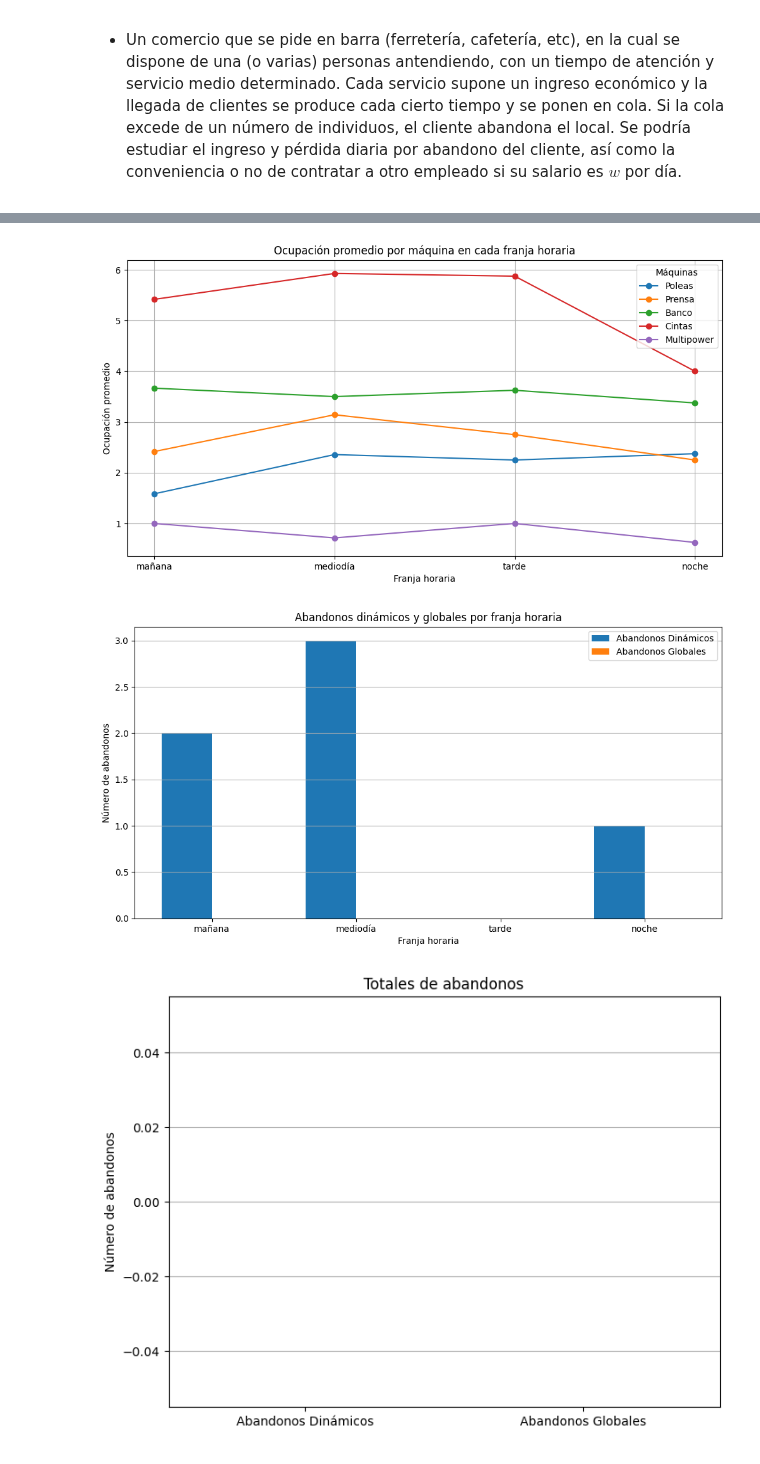
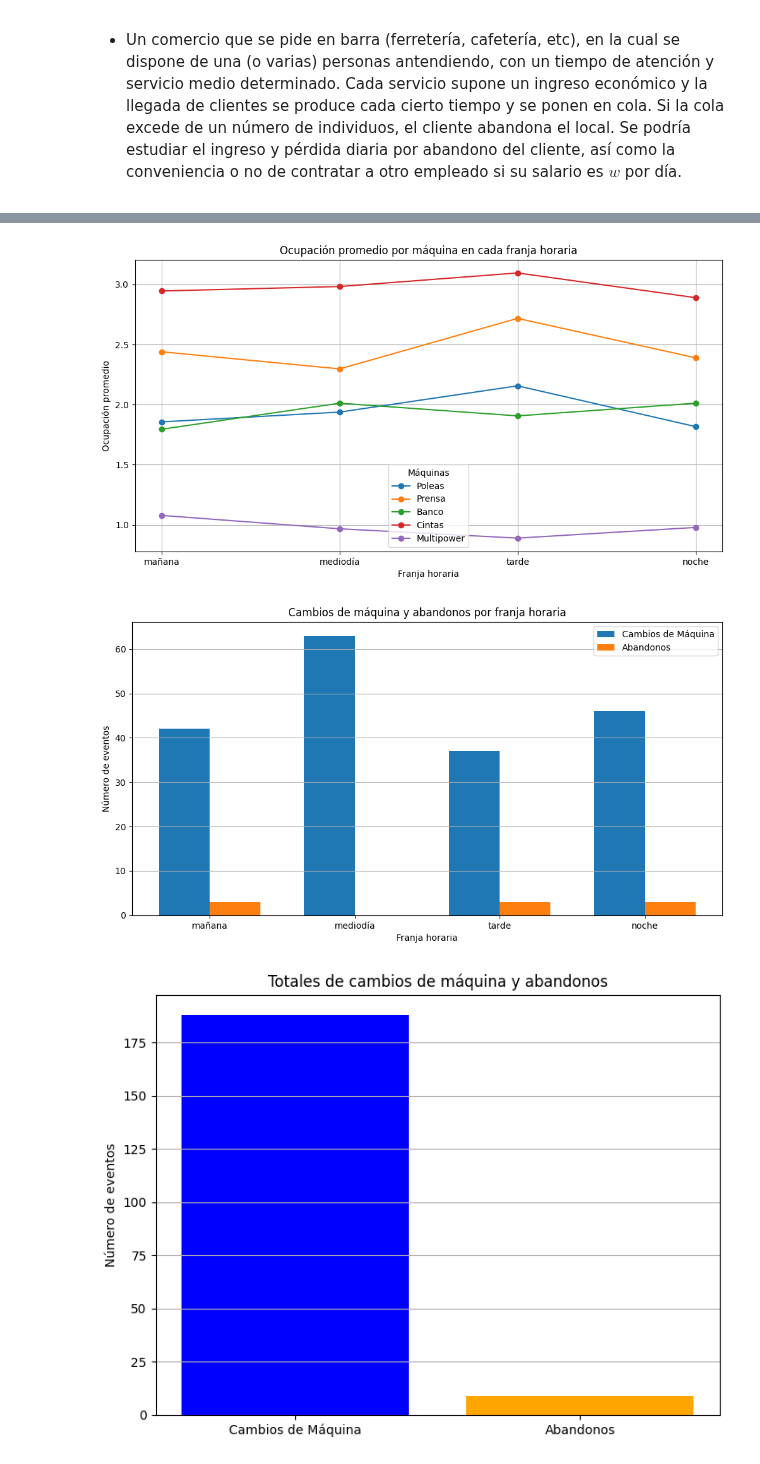
Before and after one commit to Davidgrcdz/SACSE-Practicas, a Jupyter notebook: Ejercicios/modelo_colas_propuestos.ipynb, the cells around one changed output, grey strips where cells are left out. Drawn from its saved outputs; the diff is of its cells as text; code cells hidden in the pictures.

```diff
--- a/Ejercicios/modelo_colas_propuestos.ipynb
+++ b/Ejercicios/modelo_colas_propuestos.ipynb
@@ -551,28 +255,31 @@ def analizar_por_franjas(historial_estados, historial_franjas, total_abandonos_d
 # %%
-
 # Configurar y ejecutar simulación
 estados = generar_estados(N_equipos)
-historial_estados, historial_franjas, total_abandonos_dinamicos, total_abandonos_globales = simulacion_markov_dinamica(
+all_estados, all_franjas, contadores_franja = simulacion_markov(
     estados, N_equipos, T_total, mu, umbral_cola
 )
 
 # Analizar resultados
-resultados_por_franja = analizar_por_franjas(historial_estados, historial_franjas, total_abandonos_dinamicos, total_abandonos_globales, N_equipos)
+resultados_franja = analizar_franjas(all_estados, all_franjas, contadores_franja, N_equipos)
 
 # Mostrar resultados por franjas horarias
 print("\nResultados por franja horaria:")
-for franja, datos in resultados_por_franja.items():
+for franja, datos in resultados_franja.items():
     print(f"\nFranja horaria: {franja}")
     print("  Ocupación promedio por máquina:")
     for maquina, ocupacion in datos["ocupacion"].items():
         print(f"    {maquina.capitalize()}: {ocupacion:.2f}")
-    print(f"  Tasa de abandono dinámico: {datos['tasa_abandono_dinamico']:.2f}")
-    print(f"  Tasa de abandono global: {datos['tasa_abandono_global']:.2f}")
+    print(f"  Cambios de máquina: {datos['cambio_maquina']}")
+    print(f"  Abandonos: {datos['abandono']}")
+    print(f"  Tasa de cambios de máquina: {datos['tasa_cambio_maquina']:.2f}")
+    print(f"  Tasa de abandono: {datos['tasa_abandono']:.2f}")
 
 # Mostrar resultados globales
+total_cambios_maquina = sum(c["cambio_maquina"] for c in contadores_franja.values())
+total_abandonos = sum(c["abandono"] for c in contadores_franja.values())
 print("\nResultados globales:")
-print(f"  Total abandonos dinámicos: {total_abandonos_dinamicos}")
-print(f"  Total abandonos globales: {total_abandonos_globales}")
+print(f"  Total cambios de máquina: {total_cambios_maquina}")
+print(f"  Total abandonos: {total_abandonos}")
 # %% [output]
 Resultados por franja horaria:
 
@@ -594,11 +301,6 @@ Resultados globales:
 # %%
-import matplotlib.pyplot as plt
-import numpy as np
-
-# Simulación previamente configurada (ajustar tu código antes de esto)
-
 # Crear gráficas
-def generar_graficas(resultados_por_franja, total_abandonos_dinamicos, total_abandonos_globales):
+def generar_graficas(resultados_por_franja, contadores_franja):
     # Datos para las gráficas
     franjas = list(resultados_por_franja.keys())
     maquinas = list(next(iter(resultados_por_franja.values()))["ocupacion"].keys())
@@ -608,46 +310,49 @@ def generar_graficas(resultados_por_franja, total_abandonos_dinamicos, total_aba
     for maquina in maquinas:
         ocupacion = [resultados_por_franja[franja]["ocupacion"][maquina] for franja in franjas]
         plt.plot(franjas, ocupacion, marker="o", label=maquina.capitalize())
     plt.title("Ocupación promedio por máquina en cada franja horaria")
     plt.xlabel("Franja horaria")
     plt.ylabel("Ocupación promedio")
     plt.legend(title="Máquinas")
     plt.grid()
     plt.show()
 
-    # --- Gráfica 2: Abandonos dinámicos y globales por franja horaria ---
-    abandonos_dinamicos = [resultados_por_franja[franja]["abandono_dinamico"] for franja in franjas]
-    abandonos_globales = [resultados_por_franja[franja]["abandono_global"] for franja in franjas]
+    # --- Gráfica 2: Cambios de máquina y abandonos por franja horaria ---
+    cambios_maquina_franja = [contadores_franja[franja]["cambio_maquina"] for franja in franjas]
+    abandonos_franja = [contadores_franja[franja]["abandono"] for franja in franjas]
 
     x = np.arange(len(franjas))  # Posiciones para las barras
     width = 0.35  # Ancho de las barras
 
     plt.figure(figsize=(12, 6))
-    plt.bar(x - width / 2, abandonos_dinamicos, width, label="Abandonos Dinámicos")
-    plt.bar(x + width / 2, abandonos_globales, width, label="Abandonos Globales")
-    plt.title("Abandonos dinámicos y globales por franja horaria")
+    plt.bar(x - width / 2, cambios_maquina_franja, width, label="Cambios de Máquina")
+    plt.bar(x + width / 2, abandonos_franja, width, label="Abandonos")
+    plt.title("Cambios de máquina y abandonos por franja horaria")
     plt.xlabel("Franja horaria")
-    plt.ylabel("Número de abandonos")
+    plt.ylabel("Número de eventos")
     plt.xticks(x, franjas)
     plt.legend()
     plt.grid(axis="y")
     plt.show()
 
-    # --- Gráfica 3: Totales de abandonos ---
-    labels = ["Abandonos Dinámicos", "Abandonos Globales"]
-    valores = [total_abandonos_dinamicos, total_abandonos_globales]
+    # --- Gráfica 3: Totales de cambios de máquina y abandonos ---
+    total_cambios_maquina = sum(cambios_maquina_franja)
+    total_abandonos = sum(abandonos_franja)
+
+    labels = ["Cambios de Máquina", "Abandonos"]
+    valores = [total_cambios_maquina, total_abandonos]
 
     plt.figure(figsize=(8, 6))
     plt.bar(labels, valores, color=["blue", "orange"])
-    plt.title("Totales de abandonos")
-    plt.ylabel("Número de abandonos")
+    plt.title("Totales de cambios de máquina y abandonos")
+    plt.ylabel("Número de eventos")
     plt.grid(axis="y")
     plt.show()
 
 
 # Generar gráficas con los resultados de la simulación
-generar_graficas(resultados_por_franja, total_abandonos_dinamicos, total_abandonos_globales)
+generar_graficas(resultados_franja, contadores_franja)
 # %% [output]
-[figure, old version]
+[figure, new version]
-[figure, old version]
+[figure, new version]
-[figure, old version]
+[figure, new version]
```
Also changed, not shown: parts of 11 cells of this notebook.
